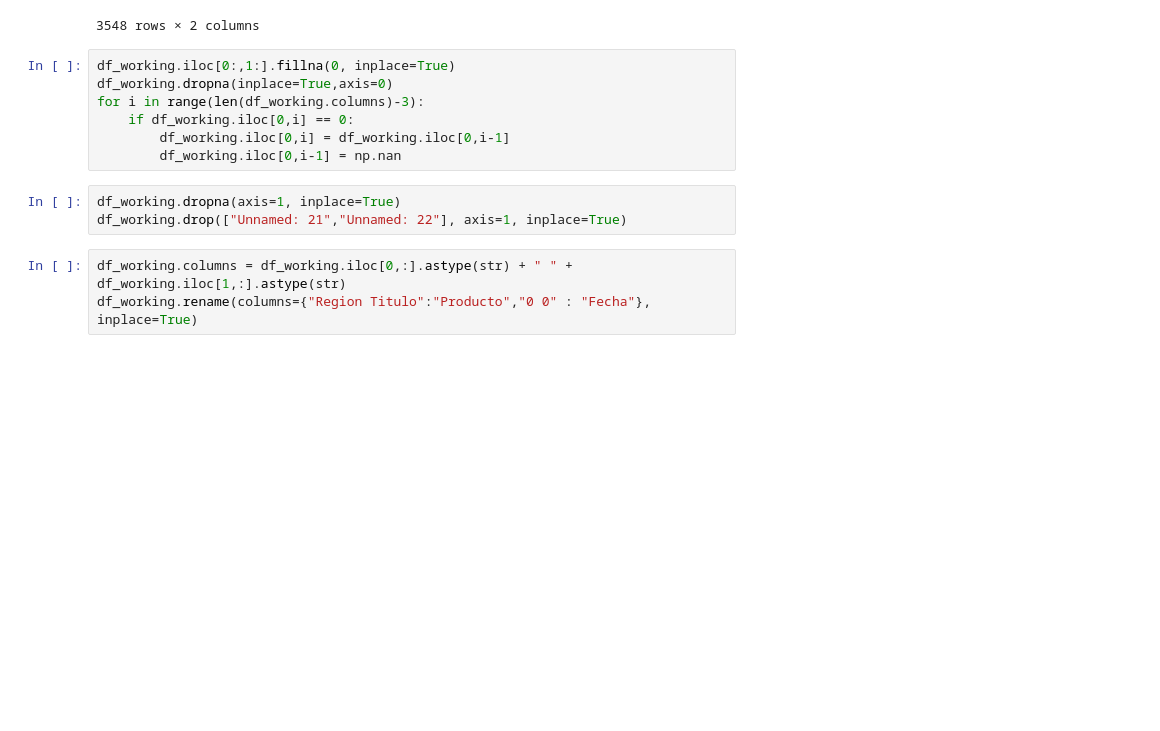
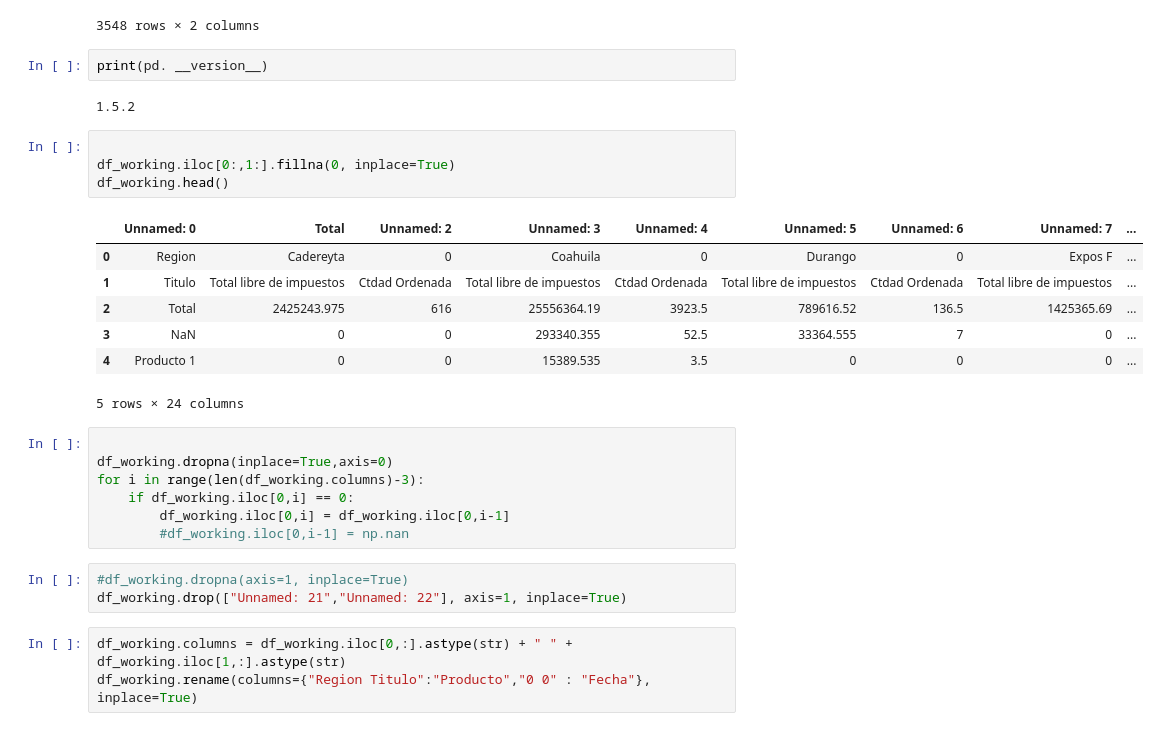
Before and after one commit to Racoo203/colchoncitos, a Jupyter notebook: FixingData.ipynb, the cells around one changed output. Saved outputs shown, nothing was run; the diff lists cells and outputs as text; blank space fills up the shorter version.

```diff
--- a/FixingData.ipynb
+++ b/FixingData.ipynb
@@ -73,15 +73,31 @@ df_working[["Dates","Unnamed: 0"]].iloc[70:,:]
 | 3616 | 30.jun.2022 | Producto 104 |
 | 3617 | 30.jun.2022 | Producto 60 |
 3548 rows × 2 columns
+# %%
+print(pd. __version__)
+# %% [output]
+1.5.2
+# %%
+
+df_working.iloc[0:,1:].fillna(0, inplace=True)
+df_working.head()
+# %% [output]
+|  | Unnamed: 0 | Total | Unnamed: 2 | Unnamed: 3 | Unnamed: 4 | Unnamed: 5 | Unnamed: 6 | Unnamed: 7 | ... |
+| 0 | Region | Cadereyta | 0 | Coahuila | 0 | Durango | 0 | Expos F | ... |
+| 1 | Titulo | Total libre de impuestos | Ctdad Ordenada | Total libre de impuestos | Ctdad Ordenada | Total libre de impuestos | Ctdad Ordenada | Total libre de impuestos | ... |
+| 2 | Total | 2425243.975 | 616 | 25556364.19 | 3923.5 | 789616.52 | 136.5 | 1425365.69 | ... |
+| 3 | NaN | 0 | 0 | 293340.355 | 52.5 | 33364.555 | 7 | 0 | ... |
+| 4 | Producto 1 | 0 | 0 | 15389.535 | 3.5 | 0 | 0 | 0 | ... |
+5 rows × 24 columns
 # %%
-df_working.iloc[0:,1:].fillna(0, inplace=True)
+
 df_working.dropna(inplace=True,axis=0)
 for i in range(len(df_working.columns)-3):
     if df_working.iloc[0,i] == 0:
         df_working.iloc[0,i] = df_working.iloc[0,i-1]
-        df_working.iloc[0,i-1] = np.nan
+        #df_working.iloc[0,i-1] = np.nan
 # %%
-df_working.dropna(axis=1, inplace=True)
+#df_working.dropna(axis=1, inplace=True)
 df_working.drop(["Unnamed: 21","Unnamed: 22"], axis=1, inplace=True)
 # %%
 df_working.columns = df_working.iloc[0,:].astype(str) + " " + df_working.iloc[1,:].astype(str)
```
Also changed, not shown: parts of 4 cells of this notebook, 2 other files.
